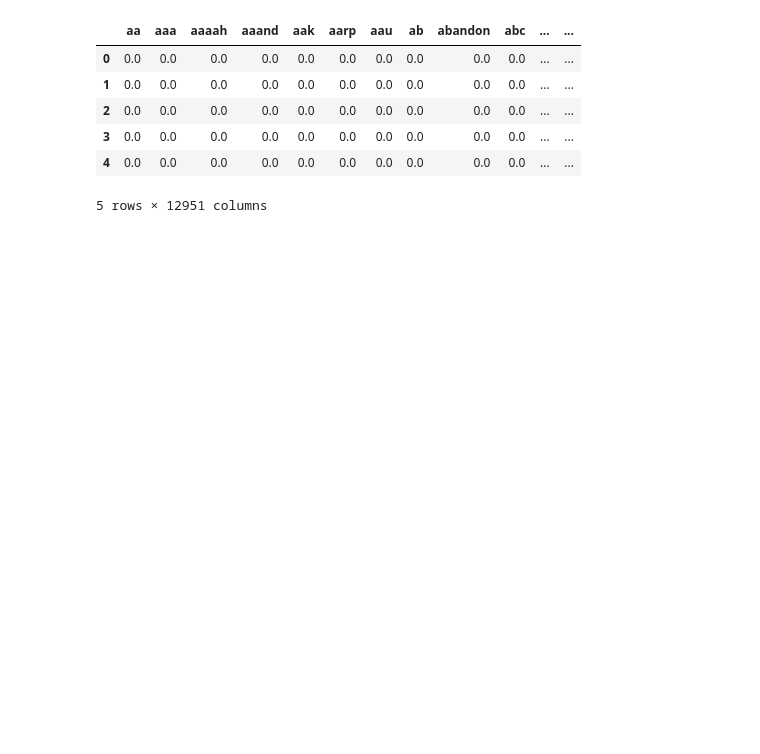
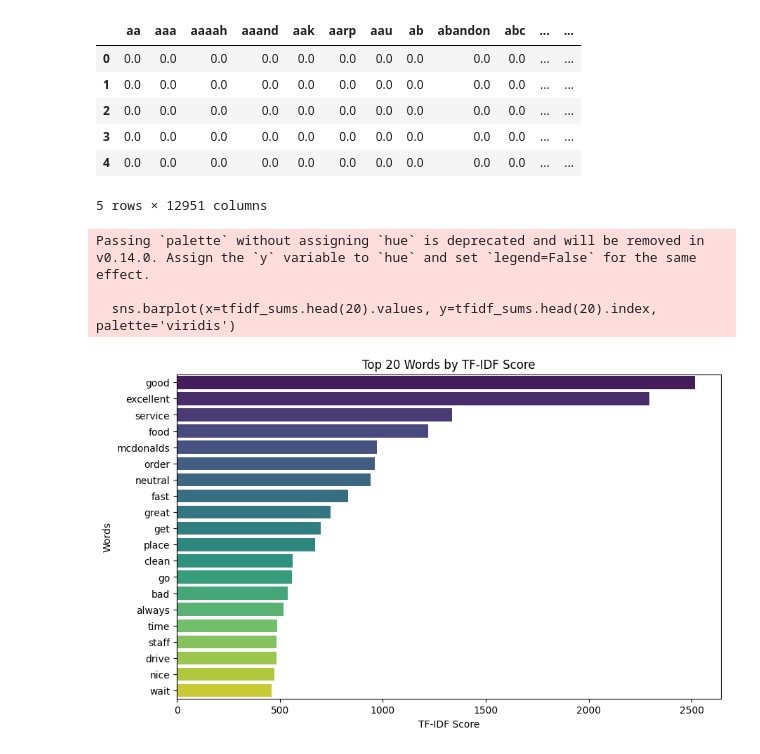
Before and after one commit to Gwme13/Business-project, a Jupyter notebook: Preprocessing.ipynb, the cells around one changed output. Drawn from its saved outputs; the diff is of its cells as text; code cells hidden in the pictures; blank space fills up the shorter version.

```diff
--- a/Preprocessing.ipynb
+++ b/Preprocessing.ipynb
@@ -506,11 +515,18 @@ tfidf_df.head()
 # %%
 tfidf_sums = tfidf_df.sum(axis=0)
 
 #Sort the words by their TF-IDF score
 tfidf_sums.sort_values(ascending=False, inplace=True)
 
 # Plot TF-IDF scores
 plt.figure(figsize=(10, 6))
-sns.barplot(x=tfidf_sums.head(20).values, y=tfidf_sums.head(20).index)
-plt.title('TF-IDF Scores')
+sns.barplot(x=tfidf_sums.head(20).values, y=tfidf_sums.head(20).index, palette='viridis')
+plt.title(f"Top 20 Words by TF-IDF Score")
+plt.xlabel("TF-IDF Score")
+plt.ylabel("Words")
 plt.show()
+# %% [output]
+Passing `palette` without assigning `hue` is deprecated and will be removed in v0.14.0. Assign the `y` variable to `hue` and set `legend=False` for the same effect.
+
+  sns.barplot(x=tfidf_sums.head(20).values, y=tfidf_sums.head(20).index, palette='viridis')
+[figure, added]
```
Also changed, not shown: parts of 2 cells of this notebook.
